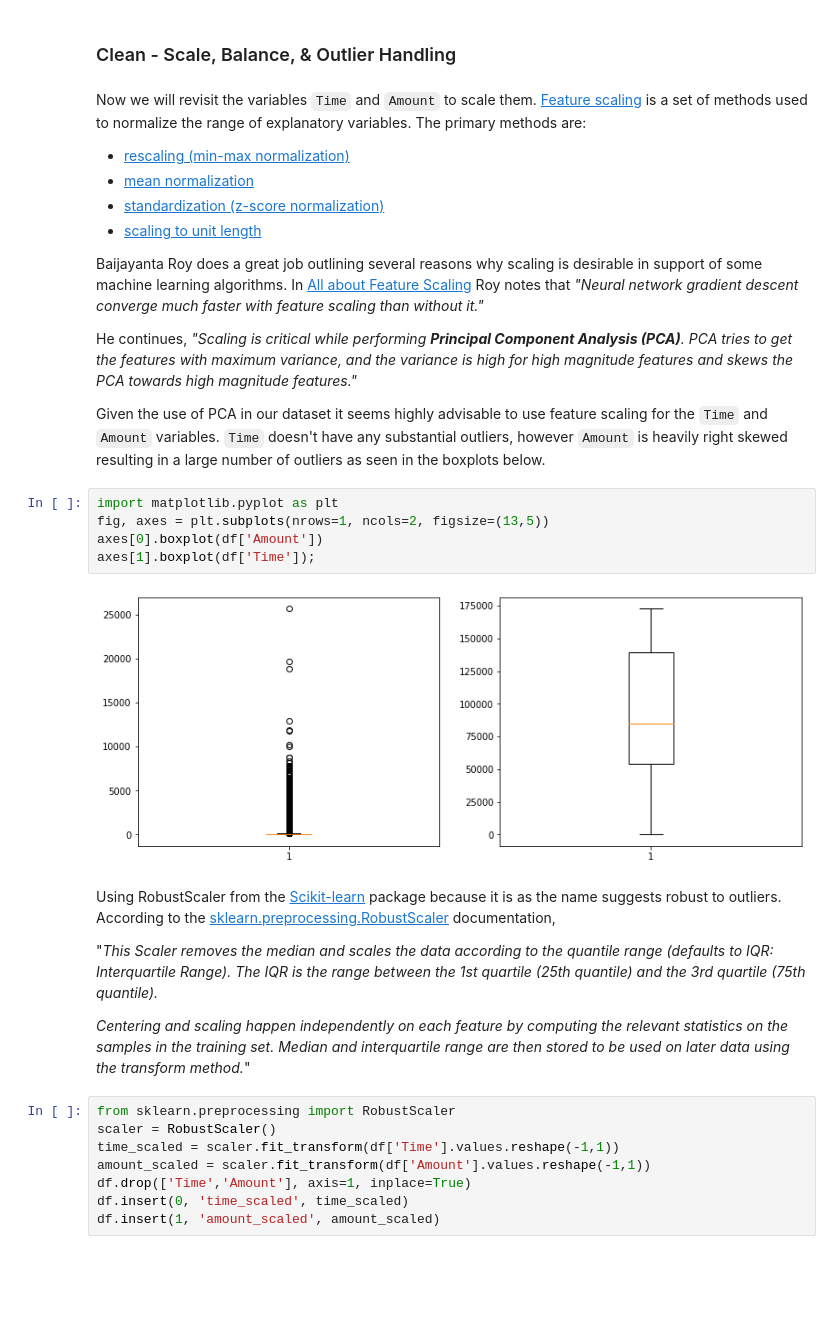
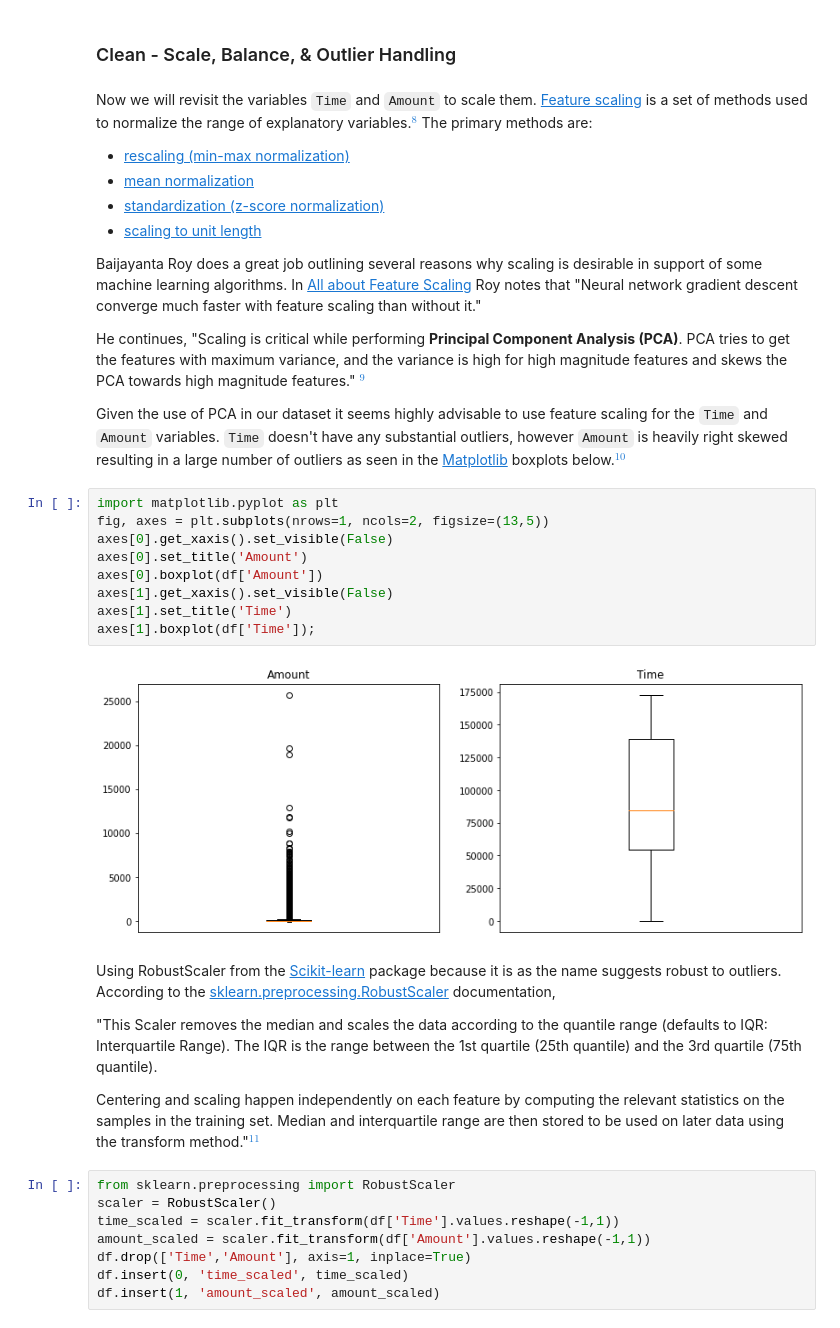
Before and after one commit to cristobalmitchell/CreditCardFraud, a Jupyter notebook: Credit Card Transaction Classification.ipynb, the cells around one changed output. Drawn from its saved outputs; the diff is of its cells as text; blank space fills up the shorter version.

```diff
--- a/Credit Card Transaction Classification.ipynb
+++ b/Credit Card Transaction Classification.ipynb
@@ -184,30 +178,34 @@ original = df.copy()
 <a id="clean"></a>
 ### Clean - Scale, Balance, & Outlier Handling
 # %% [markdown]
-Now we will revisit the variables `Time` and `Amount` to scale them. [Feature scaling](https://en.wikipedia.org/wiki/Feature_scaling) is a set of methods used to normalize the range of explanatory variables. The primary methods are:
+Now we will revisit the variables `Time` and `Amount` to scale them. [Feature scaling](https://en.wikipedia.org/wiki/Feature_scaling) is a set of methods used to normalize the range of explanatory variables.[$^{8}$](#8) The primary methods are:
 * [rescaling (min-max normalization)](https://en.wikipedia.org/wiki/Feature_scaling#Rescaling_(min-max_normalization))
 * [mean normalization](https://en.wikipedia.org/wiki/Feature_scaling#Mean_normalization)
 * [standardization (z-score normalization)](https://en.wikipedia.org/wiki/Feature_scaling#Standardization_(Z-score_Normalization))
 * [scaling to unit length](https://en.wikipedia.org/wiki/Feature_scaling#Scaling_to_unit_length)
 
-Baijayanta Roy does a great job outlining several reasons why scaling is desirable in support of some machine learning algorithms. In [All about Feature Scaling](https://towardsdatascience.com/all-about-feature-scaling-bcc0ad75cb35) Roy notes that _"Neural network gradient descent converge much faster with feature scaling than without it."_
+Baijayanta Roy does a great job outlining several reasons why scaling is desirable in support of some machine learning algorithms. In [All about Feature Scaling](https://towardsdatascience.com/all-about-feature-scaling-bcc0ad75cb35) Roy notes that "Neural network gradient descent converge much faster with feature scaling than without it."
 
-He continues, _"Scaling is critical while performing **Principal Component Analysis (PCA)**. PCA tries to get the features with maximum variance, and the variance is high for high magnitude features and skews the PCA towards high magnitude features."_
+He continues, "Scaling is critical while performing **Principal Component Analysis (PCA)**. PCA tries to get the features with maximum variance, and the variance is high for high magnitude features and skews the PCA towards high magnitude features." [$^{9}$](#9)
 
-Given the use of PCA in our dataset it seems highly advisable to use feature scaling for the `Time` and `Amount` variables. `Time` doesn't have any substantial outliers, however `Amount` is heavily right skewed resulting in a large number of outliers as seen in the boxplots below.
+Given the use of PCA in our dataset it seems highly advisable to use feature scaling for the `Time` and `Amount` variables. `Time` doesn't have any substantial outliers, however `Amount` is heavily right skewed resulting in a large number of outliers as seen in the [Matplotlib](https://matplotlib.org) boxplots below.[$^{10}$](#10)
 # %%
 import matplotlib.pyplot as plt
 fig, axes = plt.subplots(nrows=1, ncols=2, figsize=(13,5))
+axes[0].get_xaxis().set_visible(False)
+axes[0].set_title('Amount')
 axes[0].boxplot(df['Amount'])
+axes[1].get_xaxis().set_visible(False)
+axes[1].set_title('Time')
 axes[1].boxplot(df['Time']);
 # %% [output]
-[figure, old version]
+[figure, new version]
 # %% [markdown]
 Using RobustScaler from the [Scikit-learn](https://scikit-learn.org/stable/index.html) package because it is as the name suggests robust to outliers. According to the [sklearn.preprocessing.RobustScaler](https://scikit-learn.org/stable/modules/generated/sklearn.preprocessing.RobustScaler.html) documentation,
 
-"*This Scaler removes the median and scales the data according to the quantile range (defaults to IQR: Interquartile Range). The IQR is the range between the 1st quartile (25th quantile) and the 3rd quartile (75th quantile).*
+"This Scaler removes the median and scales the data according to the quantile range (defaults to IQR: Interquartile Range). The IQR is the range between the 1st quartile (25th quantile) and the 3rd quartile (75th quantile).
 
-*Centering and scaling happen independently on each feature by computing the relevant statistics on the samples in the training set. Median and interquartile range are then stored to be used on later data using the transform method.*"
+Centering and scaling happen independently on each feature by computing the relevant statistics on the samples in the training set. Median and interquartile range are then stored to be used on later data using the transform method."[$^{11}$](#11)
 # %%
 from sklearn.preprocessing import RobustScaler
 scaler = RobustScaler()
```
Also changed, not shown: parts of 31 cells of this notebook.
